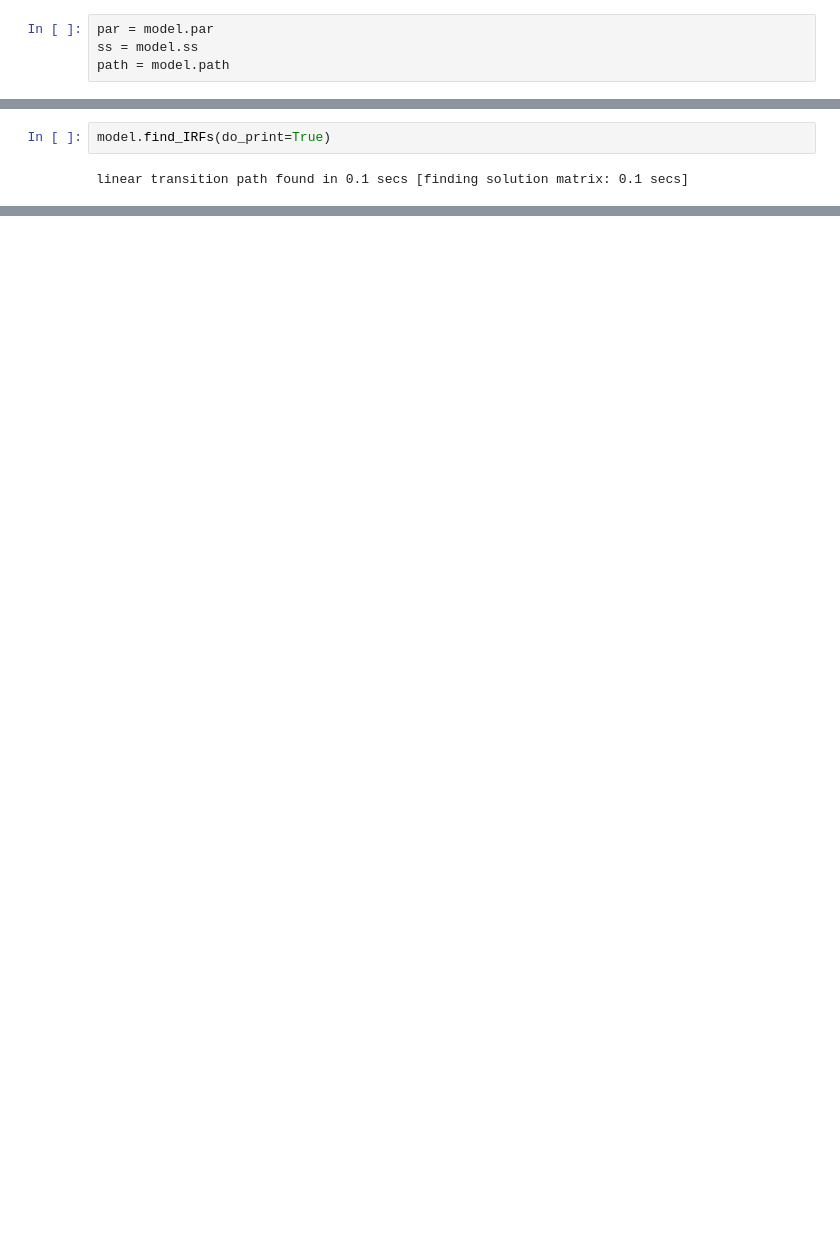
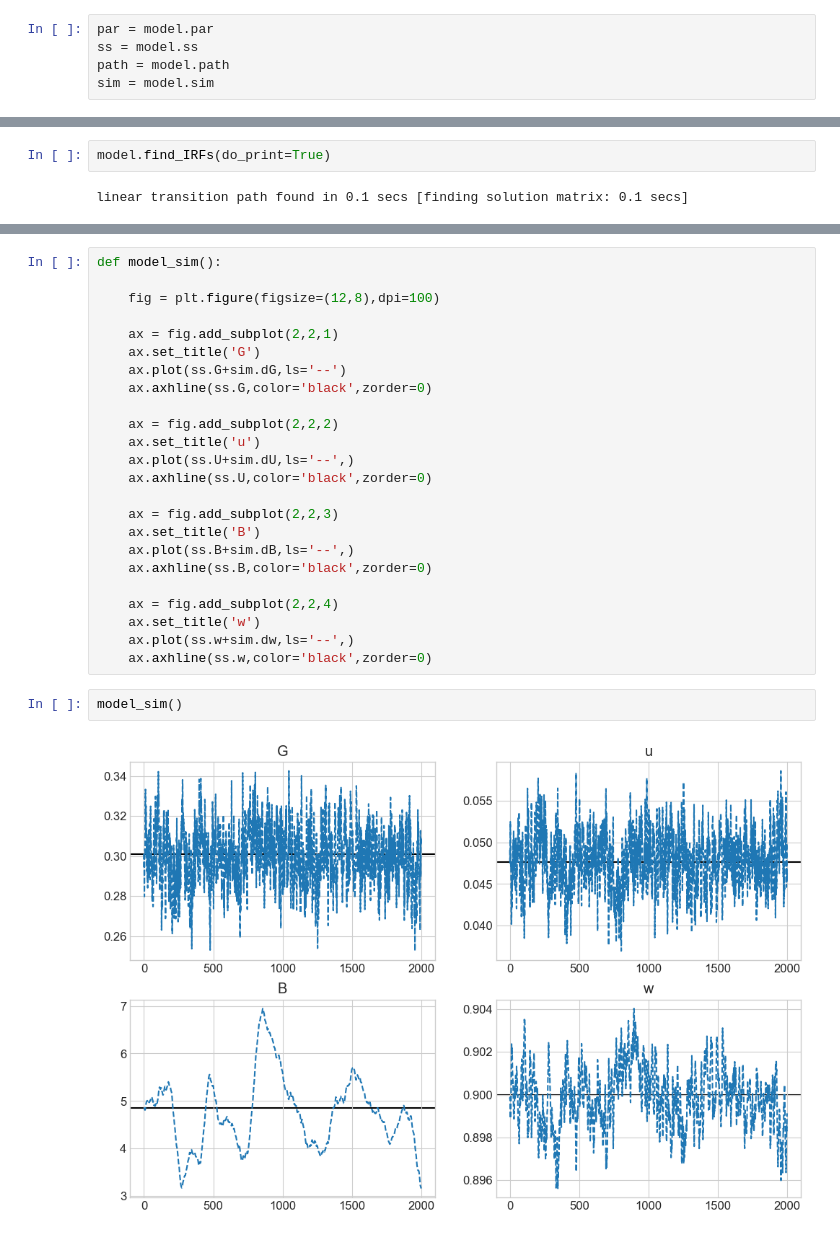
Before and after one commit to NumEconCopenhagen/GEModelToolsNotebooks, a Jupyter notebook: HANK-SAM/HANKSAM.ipynb, the cells around one changed output, grey strips where cells are left out. Cells and saved outputs as stored; diff of their text form; blank space fills up the shorter version.

```diff
--- a/HANK-SAM/HANKSAM.ipynb
+++ b/HANK-SAM/HANKSAM.ipynb
@@ -49,6 +45,7 @@ Implied nu =  1.243
 par = model.par
 ss = model.ss
 path = model.path
+sim = model.sim
 # %% [markdown]
 **Productivity states:**
 # %%
@@ -386,0 +347,28 @@ model.show_IRFs(paths,abs_diff=abs_diff,lvl_value=lvl_value,facs=facs,pows=pows,
+# %%
+def model_sim():
+
+    fig = plt.figure(figsize=(12,8),dpi=100)
+
+    ax = fig.add_subplot(2,2,1)
+    ax.set_title('G')
+    ax.plot(ss.G+sim.dG,ls='--')
+    ax.axhline(ss.G,color='black',zorder=0)
+
+    ax = fig.add_subplot(2,2,2)
+    ax.set_title('u')
+    ax.plot(ss.U+sim.dU,ls='--',)
+    ax.axhline(ss.U,color='black',zorder=0)
+
+    ax = fig.add_subplot(2,2,3)
+    ax.set_title('B')
+    ax.plot(ss.B+sim.dB,ls='--',)
+    ax.axhline(ss.B,color='black',zorder=0)
+
+    ax = fig.add_subplot(2,2,4)
+    ax.set_title('w')
+    ax.plot(ss.w+sim.dw,ls='--',)
+    ax.axhline(ss.w,color='black',zorder=0)
+# %%
+model_sim()
+# %% [output]
+[figure, added]
```
Also changed, not shown: parts of 25 cells of this notebook, 17 other files.
